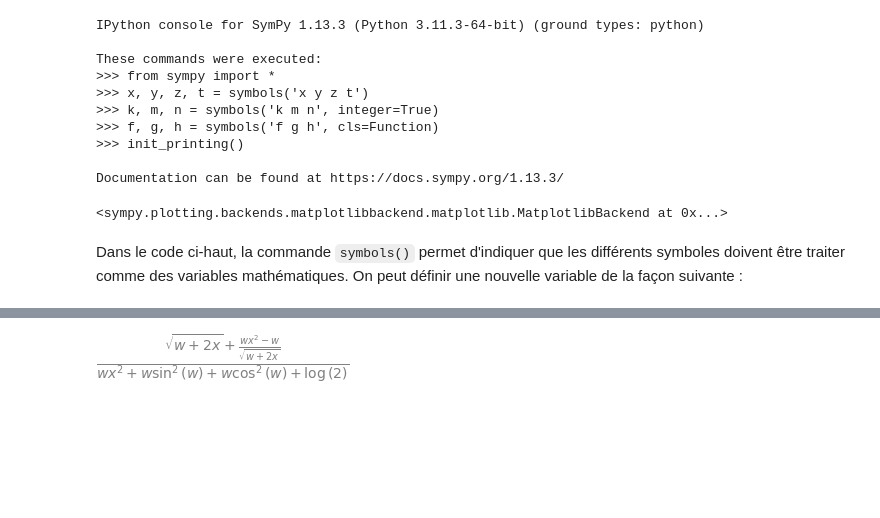
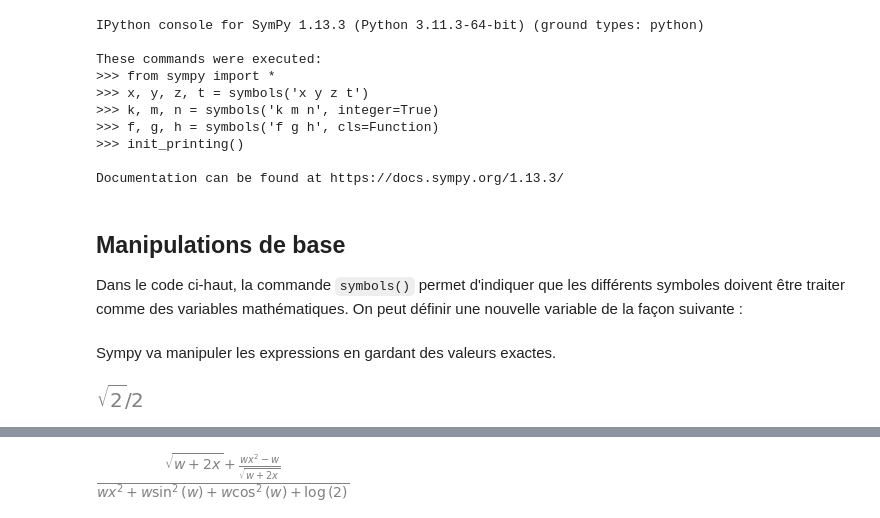
Before and after one commit to marcelie8/SympyCegep, a Jupyter notebook: IntroSympy.ipynb, the cells around one changed output, grey strips where cells are left out. Cells and saved outputs as stored; diff of their text form; code cells hidden in the pictures; blank space fills up the shorter version.

Commit message:
Finaliser le document IntroSympy et ajouter une figure

```diff
--- a/IntroSympy.ipynb
+++ b/IntroSympy.ipynb
@@ -24,11 +31,14 @@ These commands were executed:
 >>> init_printing()
 
 Documentation can be found at https://docs.sympy.org/1.13.3/
-# %%
-plot(x**2, (x, -5, 5))
-# %% [output]
-<sympy.plotting.backends.matplotlibbackend.matplotlib.MatplotlibBackend at 0x...>
 # %% [markdown]
+## Manipulations de base
 Dans le code ci-haut, la commande `symbols()` permet d'indiquer que les différents symboles doivent être traiter comme des variables mathématiques. On peut définir une nouvelle variable de la façon suivante :
 # %%
 w=symbols('w')
+# %% [markdown]
+Sympy va manipuler les expressions en gardant des valeurs exactes.
+# %%
+sqrt(2)*3/6
+# %% [output]
+[figure, added]
```
Also changed, not shown: parts of 34 cells of this notebook, 1 other file.
